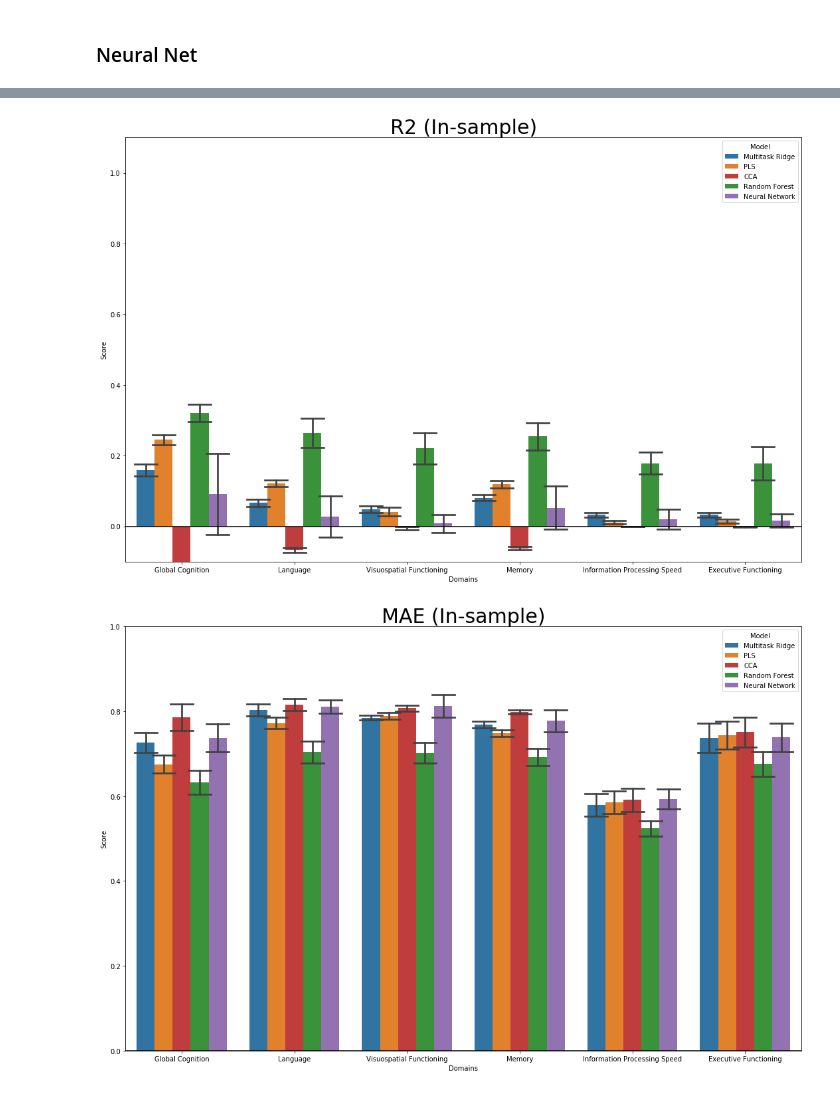
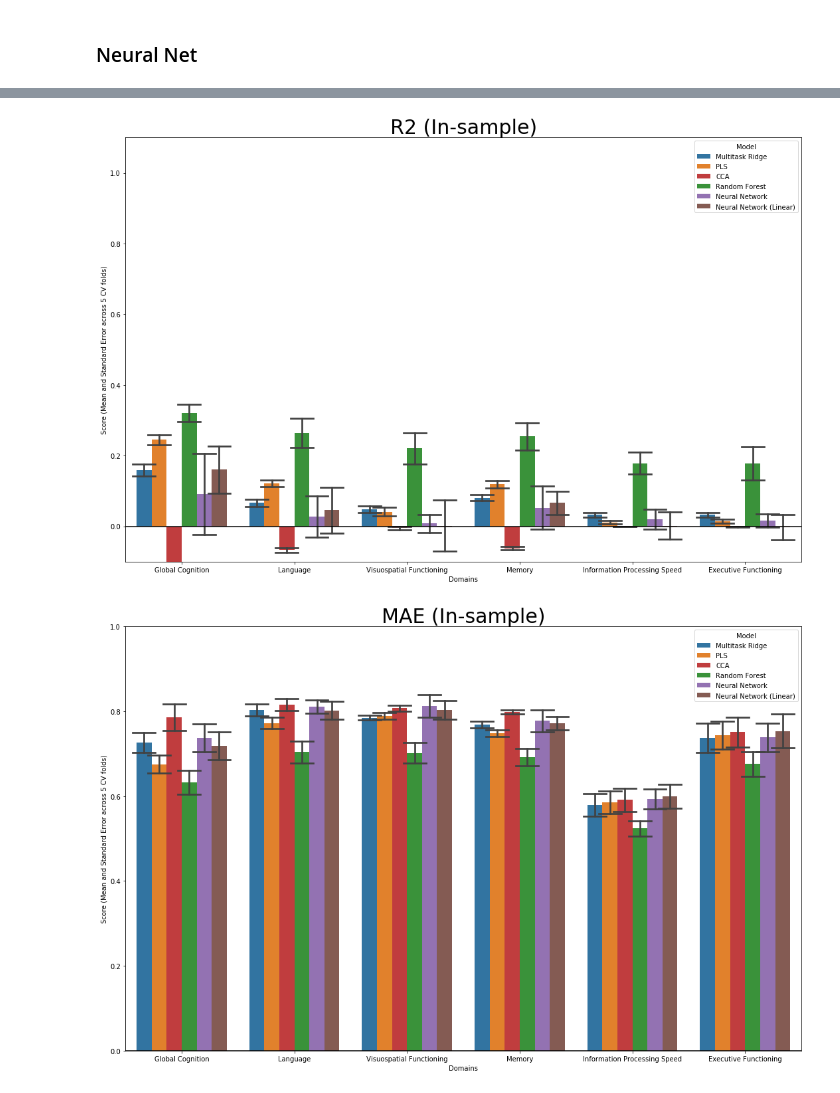
Before and after one commit to hasnainmamdani/stroke-impairment-analysis, a Jupyter notebook: pca-100-repeat-every-fold-multi-output-regression.ipynb, the cells around one changed output, grey strips where cells are left out. Cells and saved outputs as stored; diff of their text form; code cells hidden in the pictures.

Commit message:
run 'linear' neural net

```diff
--- a/pca-100-repeat-every-fold-multi-output-regression.ipynb
+++ b/pca-100-repeat-every-fold-multi-output-regression.ipynb
@@ -289,3 +289,36 @@ Fold-2: Best params: {'l1_units': 35, 'l2_reg': 1e-05, 'l2_units': 25, 'l3_units
 Fold-3: Best params: {'l1_units': 35, 'l2_reg': 1e-05, 'l2_units': 25, 'l3_units': 15, 'lr': 0.025, 'epochs': 6}
 Fold-4: Best params: {'l1_units': 35, 'l2_reg': 0.0, 'l2_units': 25, 'l3_units': 15, 'lr': 0.05, 'epochs': 7}
 Fold-5: Best params: {'l1_units': 35, 'l2_reg': 1e-05, 'l2_units': 25, 'l3_units': 15, 'lr': 0.01, 'epochs': 9}
+# %%
+def build_model_linear(l1_units, l2_units, l3_units, lr, l2_reg):
+    model = Sequential()
+    model.add(Dense(l1_units, input_dim=100, activation=None, kernel_regularizer=l2(l2_reg), bias_regularizer=l2(l2_reg)))
+    model.add(Dense(l2_units, activation=None, kernel_regularizer=l2(l2_reg), bias_regularizer=l2(l2_reg)))
+    model.add(Dense(l3_units, activation=None, kernel_regularizer=l2(l2_reg), bias_regularizer=l2(l2_reg)))
+    model.add(Dense(Y.shape[1], activation=None, kernel_regularizer=l2(l2_reg), bias_regularizer=l2(l2_reg)))
+
+    adam = Adam(lr=lr)
+    model.compile(loss='mse', metrics=['mae'], optimizer=adam)
+    return model
+
+def perform_nn_linear_regression(X, Y):
+
+    es = EarlyStopping(monitor='val_loss', mode='min', min_delta=0.0001, patience=3, restore_best_weights=True)
+    estimator = KerasRegressor(build_fn=build_model_linear, epochs=100, batch_size=256, verbose=0)
+
+    lr = [0.07, 0.050, 0.025, 0.010, 0.005, 0.001]
+    l1_units = [25]
+    l2_units = [15]
+    l3_units = [10]
+    l2_reg = [0.001, 0.00005, 0.00001, 0.000001, 0.00000]
+
+    my_grid = {'l1_units': l1_units,
+               'l2_units': l2_units,
+               'l3_units': l3_units,
+               'lr': lr,
+               'l2_reg': l2_reg}
+
+    return perform_regression_pca_repeat(X, Y, estimator, my_grid, random_search_cv=False, \
+                                                nn=True, callbacks=[es], n_jobs=-1)
+# %%
+scores_nn_linear = perform_nn_linear_regression(X, Y)
@@ -298,8 +343,9 @@ scores_pls.insert(0, "Model", "PLS")
 scores_cca.insert(0, "Model", "CCA")
 scores_rf.insert(0, "Model", "Random Forest")
 scores_nn.insert(0, "Model", "Neural Network")
+scores_nn_linear.insert(0, "Model", "Neural Network (Linear)")
 
-scores_all_models = pd.concat([scores_mr, scores_pls, scores_cca, scores_rf, scores_nn], ignore_index=True)
+scores_all_models = pd.concat([scores_mr, scores_pls, scores_cca, scores_rf, scores_nn, scores_nn_linear], ignore_index=True)
 # %%
 # persist results
 scores_all_models.to_hdf('../data/results_pca_100_repeat_fold_multioutput.h5', key='p', mode='w')
@@ -307,4 +353,4 @@ scores_all_models.to_hdf('../data/results_pca_100_repeat_fold_multioutput.h5', k
 # %%
-# Plot results
-regression_common.plot_all_scores(scores_all_models, hue_order=['Multitask Ridge', 'PLS', 'CCA', 'Random Forest', 'Neural Network'])
+regression_common.plot_all_scores(scores_all_models, hue_order=['Multitask Ridge', 'PLS', 'CCA', 'Random Forest',
+                                               'Neural Network', 'Neural Network (Linear)'])
 # %% [output]
@@ -314,2 +360,2 @@ regression_common.plot_all_scores(scores_all_models, hue_order=['Multitask Ridge
-[figure, old version]
+[figure, new version]
-[figure, old version]
+[figure, new version]
```
Also changed, not shown: parts of 3 cells of this notebook, 3 other files.
